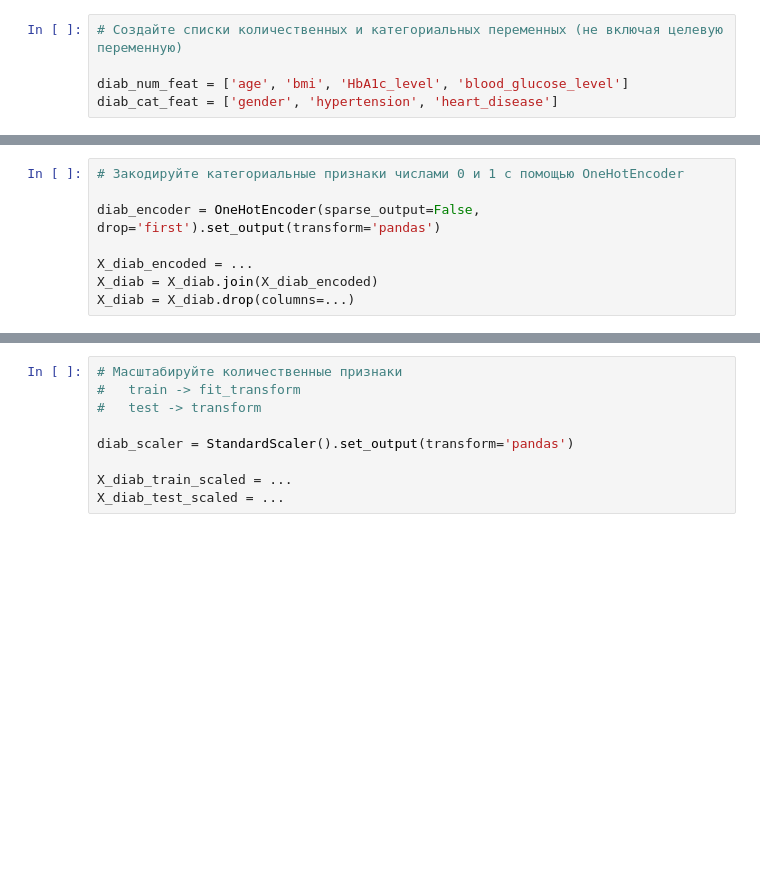
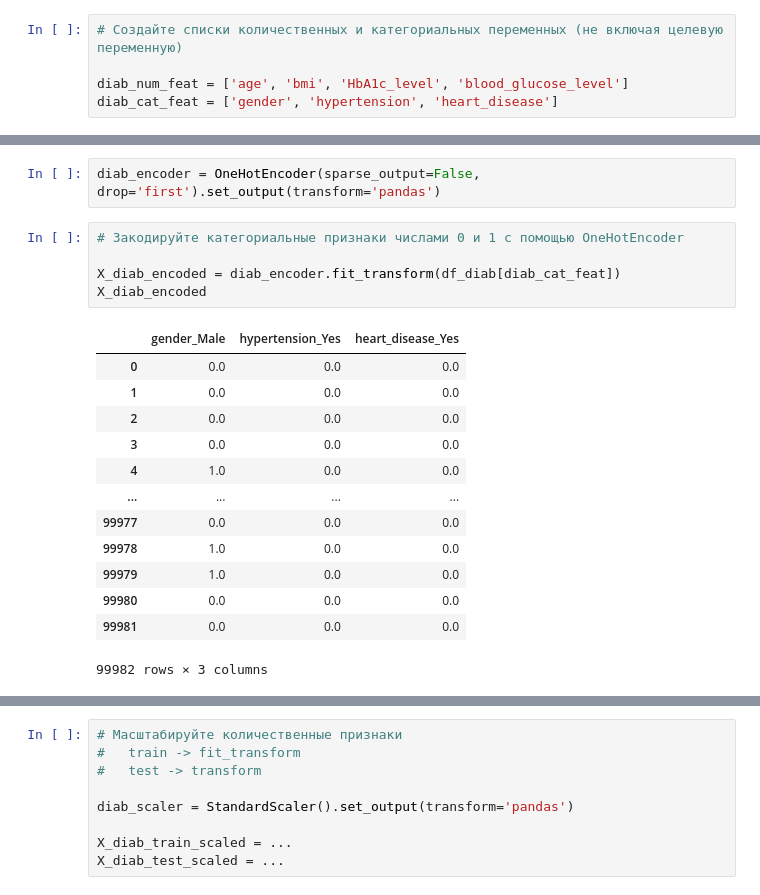
Before and after one commit to ml2me/study, a Jupyter notebook: classic_ML/2/02.Задание.ipynb, the cells around one changed output, grey strips where cells are left out. Cells and saved outputs as stored; diff of their text form; blank space fills up the shorter version.

```diff
--- a/classic_ML/2/02.Задание.ipynb
+++ b/classic_ML/2/02.Задание.ipynb
@@ -422,8 +505,21 @@ X_diab, y_diab = ...
+# %%
+diab_encoder = OneHotEncoder(sparse_output=False, drop='first').set_output(transform='pandas')
 # %%
 # Закодируйте категориальные признаки числами 0 и 1 с помощью OneHotEncoder
 
-diab_encoder = OneHotEncoder(sparse_output=False, drop='first').set_output(transform='pandas')
-
-X_diab_encoded = ...
-X_diab = X_diab.join(X_diab_encoded)
-X_diab = X_diab.drop(columns=...)
+X_diab_encoded = diab_encoder.fit_transform(df_diab[diab_cat_feat])
+X_diab_encoded
+# %% [output]
+|  | gender_Male | hypertension_Yes | heart_disease_Yes |
+| 0 | 0.0 | 0.0 | 0.0 |
+| 1 | 0.0 | 0.0 | 0.0 |
+| 2 | 0.0 | 0.0 | 0.0 |
+| 3 | 0.0 | 0.0 | 0.0 |
+| 4 | 1.0 | 0.0 | 0.0 |
+| ... | ... | ... | ... |
+| 99977 | 0.0 | 0.0 | 0.0 |
+| 99978 | 1.0 | 0.0 | 0.0 |
+| 99979 | 1.0 | 0.0 | 0.0 |
+| 99980 | 0.0 | 0.0 | 0.0 |
+| 99981 | 0.0 | 0.0 | 0.0 |
+99982 rows × 3 columns
```
Also changed, not shown: parts of 8 cells of this notebook.
